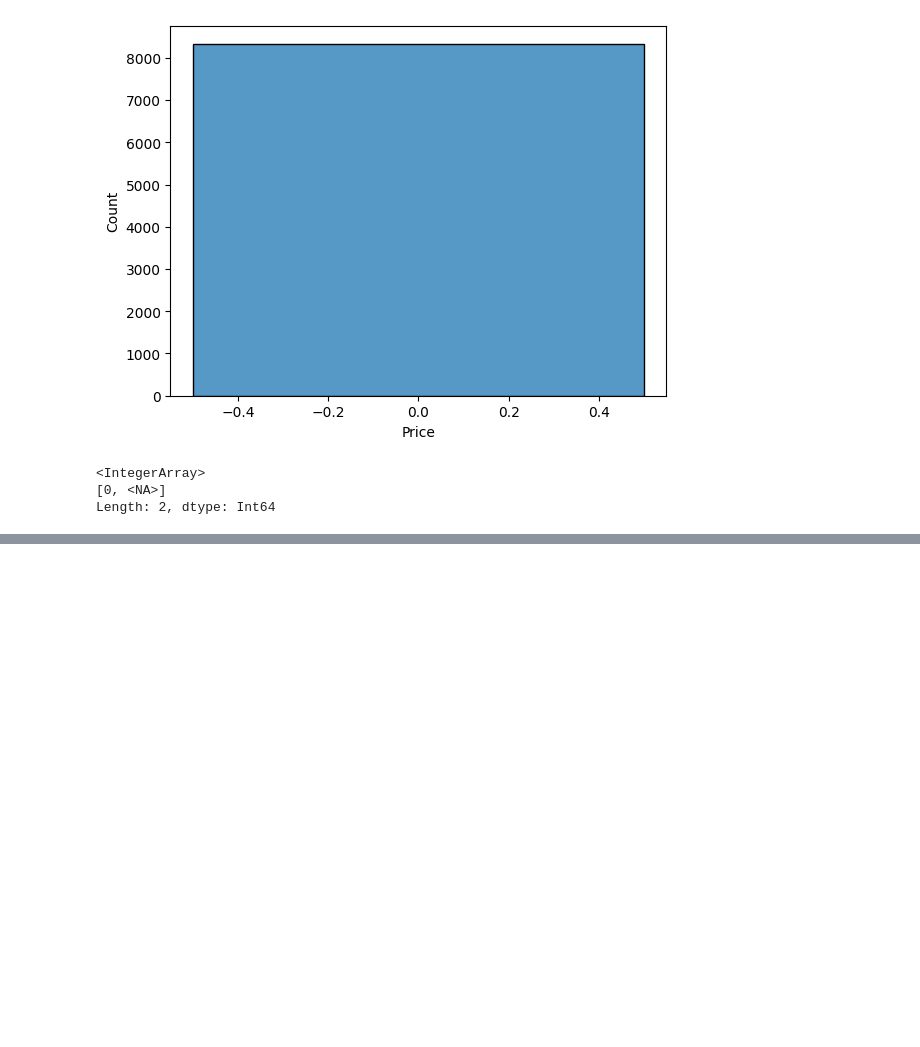
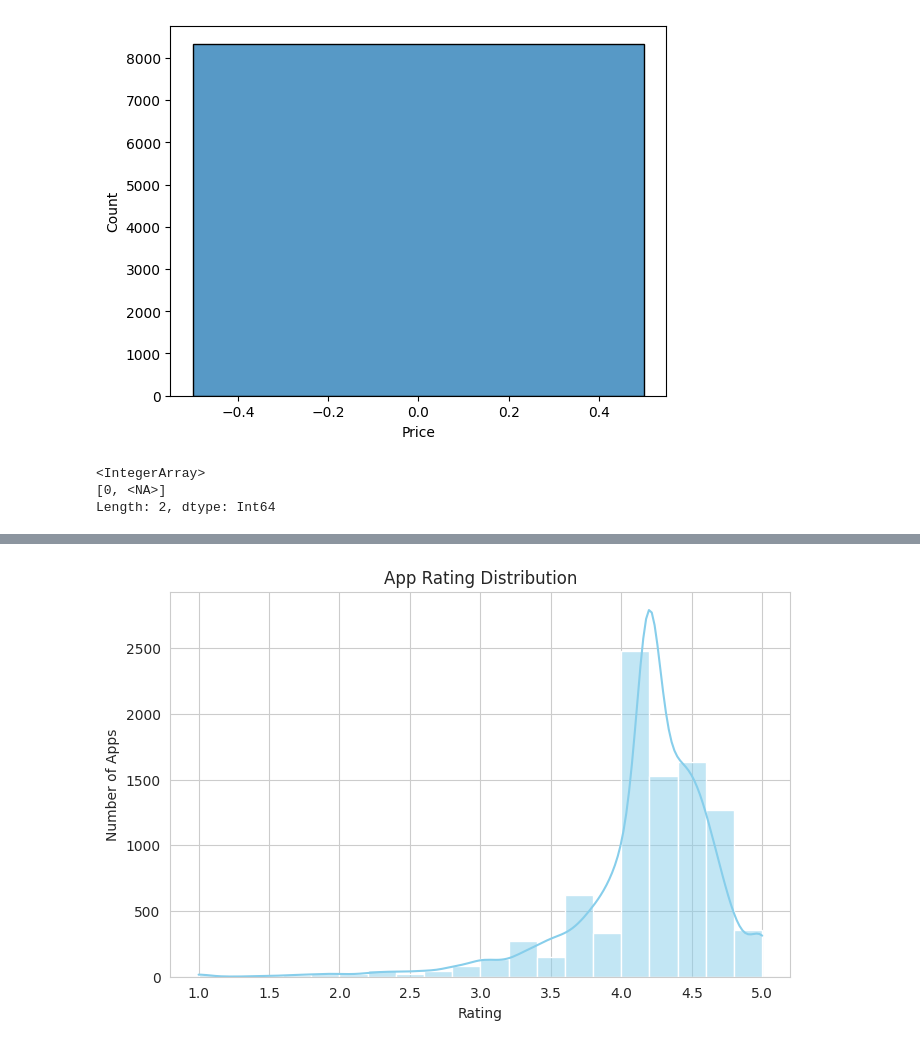
Before and after one commit to svgoudar/My-Data-Science-Roadmap, a Jupyter notebook: EDA/Data Cleaning.ipynb, the cells around one changed output, grey strips where cells are left out. Cells and saved outputs as stored; diff of their text form; code cells hidden in the pictures; blank space fills up the shorter version.

```diff
--- a/EDA/Data Cleaning.ipynb
+++ b/EDA/Data Cleaning.ipynb
@@ -800,0 +937,12 @@ Length: 2, dtype: Int64
+# %%
+import seaborn as sns
+import matplotlib.pyplot as plt
+
+plt.figure(figsize=(8, 5))
+sns.histplot(df_apps['Rating'], bins=20, kde=True, color='skyblue')
+plt.title('App Rating Distribution')
+plt.xlabel('Rating')
+plt.ylabel('Number of Apps')
+plt.show()
+# %% [output]
+[figure, added]
```
Also changed, not shown: parts of 14 cells of this notebook.
